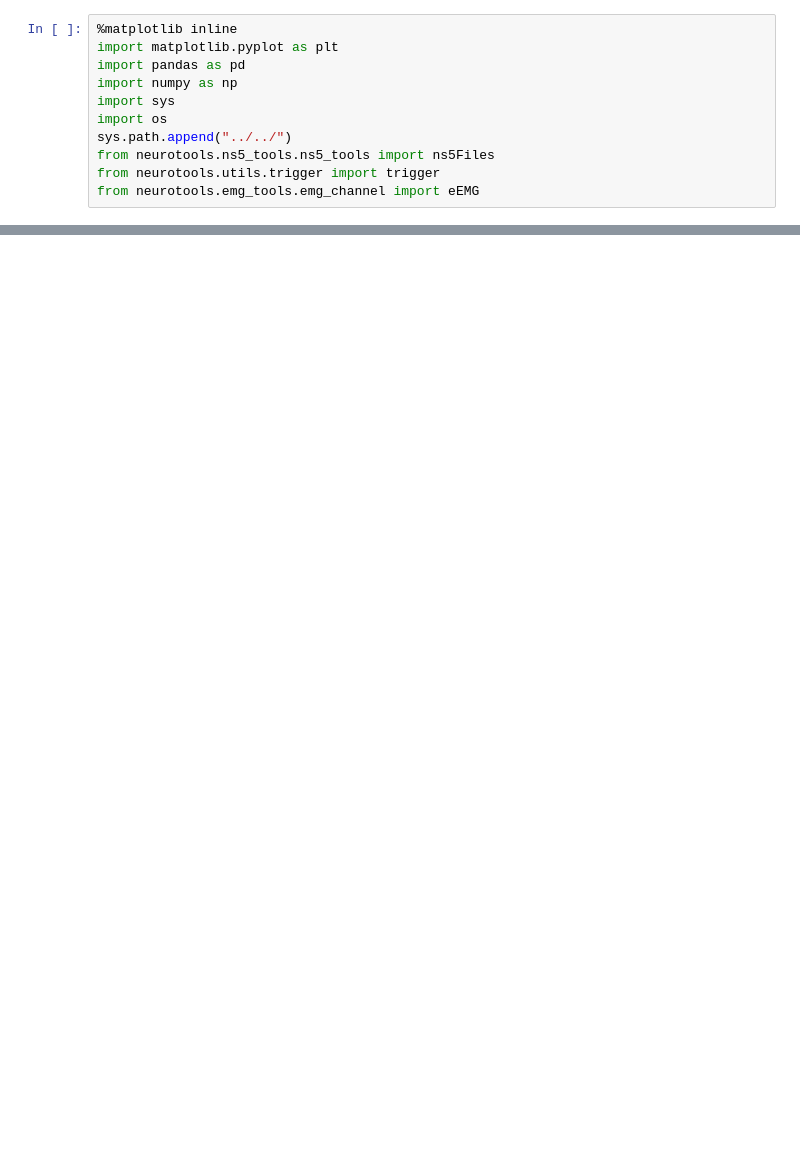
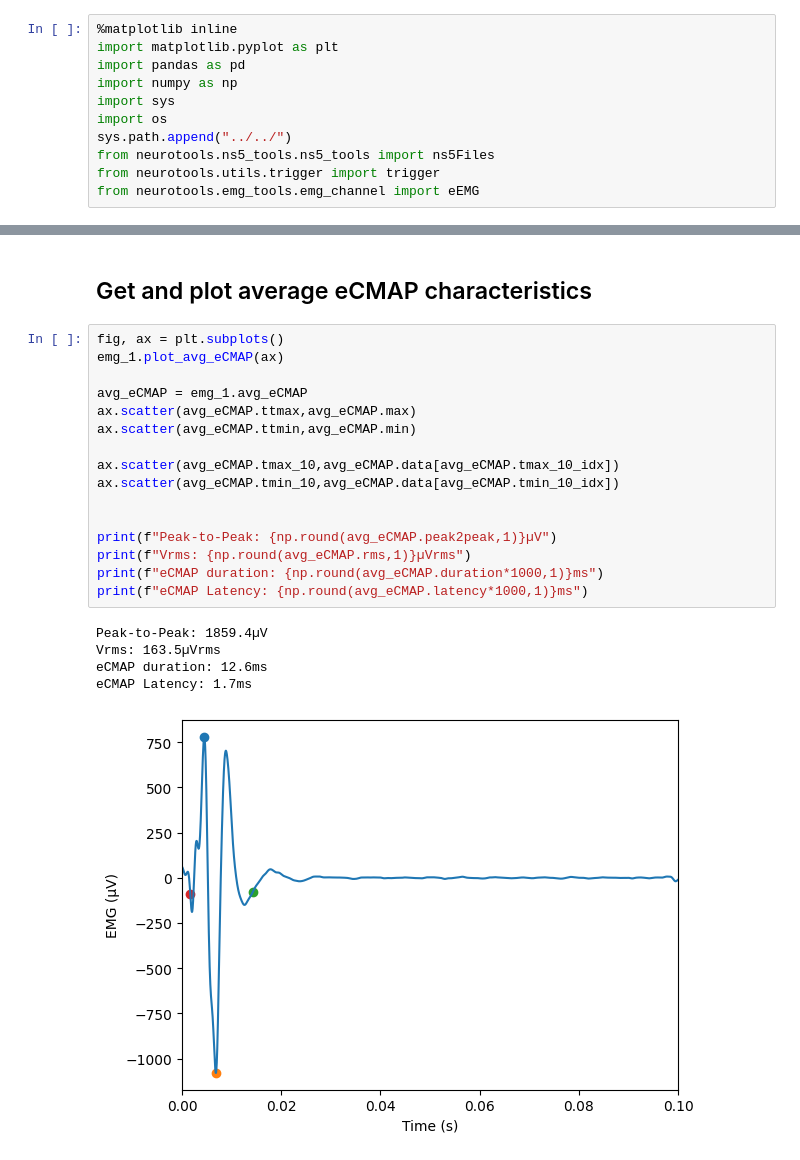
Before and after one commit to louisreg/NeuroTools, a Jupyter notebook: examples/emg/test_emg_block.ipynb, the cells around one changed output, grey strips where cells are left out. Drawn from its saved outputs; the diff is of its cells as text; blank space fills up the shorter version.

```diff
--- a/examples/emg/test_emg_block.ipynb
+++ b/examples/emg/test_emg_block.ipynb
@@ -77,0 +82,24 @@ UnboundLocalError: cannot access local variable 'data' where it is not associate
+# %% [markdown]
+## Get and plot average eCMAP characteristics
+# %%
+fig, ax = plt.subplots()
+emg_1.plot_avg_eCMAP(ax)
+
+avg_eCMAP = emg_1.avg_eCMAP
+ax.scatter(avg_eCMAP.ttmax,avg_eCMAP.max)
+ax.scatter(avg_eCMAP.ttmin,avg_eCMAP.min)
+
+ax.scatter(avg_eCMAP.tmax_10,avg_eCMAP.data[avg_eCMAP.tmax_10_idx])
+ax.scatter(avg_eCMAP.tmin_10,avg_eCMAP.data[avg_eCMAP.tmin_10_idx])
+
+
+print(f"Peak-to-Peak: {np.round(avg_eCMAP.peak2peak,1)}µV")
+print(f"Vrms: {np.round(avg_eCMAP.rms,1)}µVrms")
+print(f"eCMAP duration: {np.round(avg_eCMAP.duration*1000,1)}ms")
+print(f"eCMAP Latency: {np.round(avg_eCMAP.latency*1000,1)}ms")
+# %% [output]
+Peak-to-Peak: 1859.4µV
+Vrms: 163.5µVrms
+eCMAP duration: 12.6ms
+eCMAP Latency: 1.7ms
+[figure, added]
```
Also changed, not shown: parts of 6 cells of this notebook, 8 other files.
